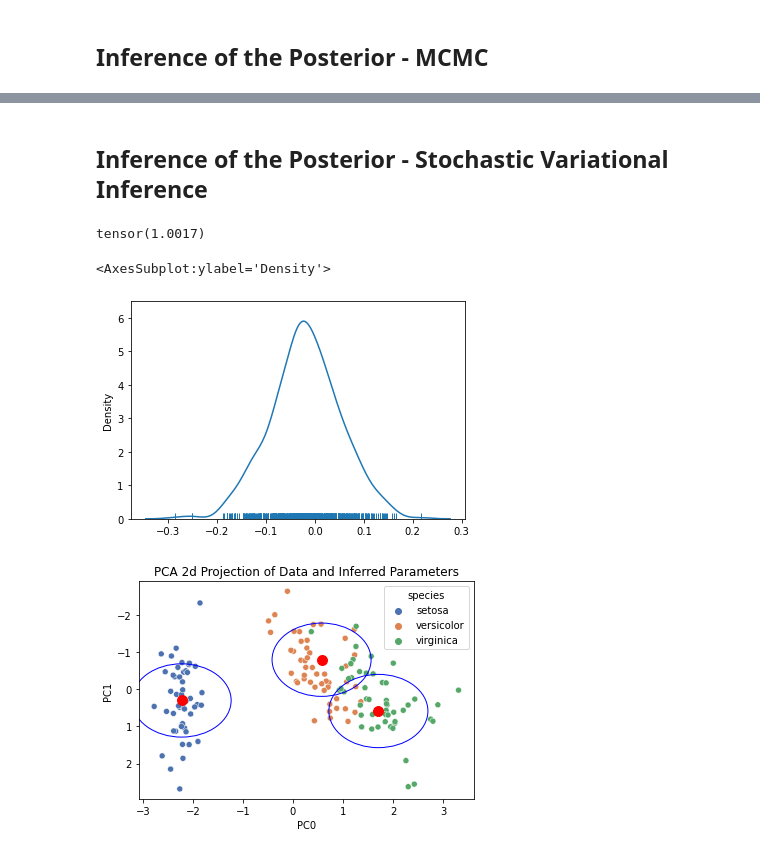
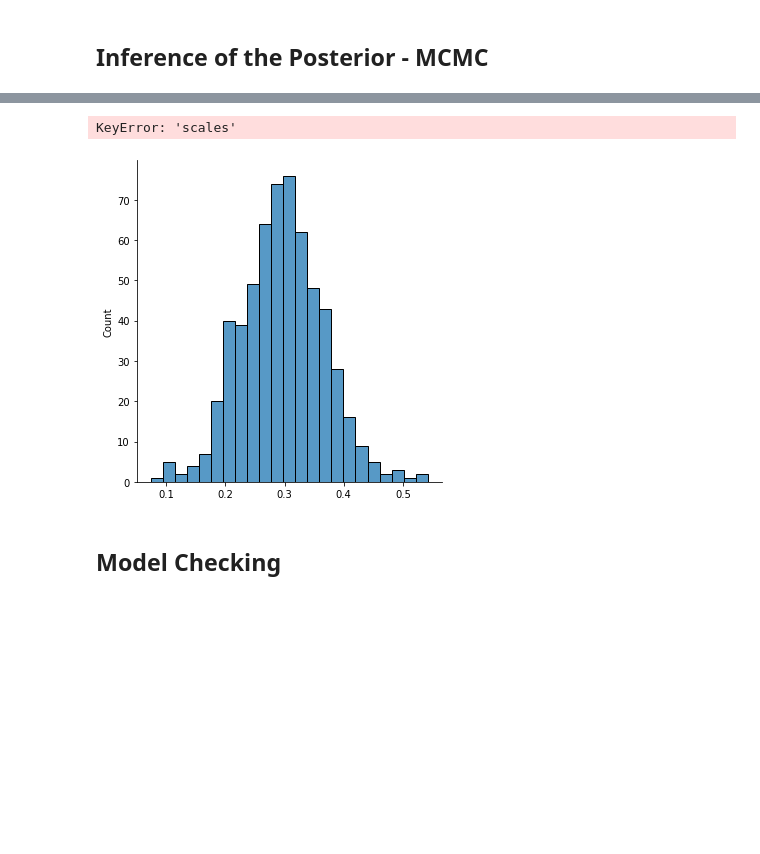
Before and after one commit to noamsgl/ABDA_HW4, a Jupyter notebook: pyro/HW4_Q1.ipynb, the cells around one changed output, grey strips where cells are left out. Cells and saved outputs as stored; diff of their text form; code cells hidden in the pictures; blank space fills up the shorter version.

```diff
--- a/pyro/HW4_Q1.ipynb
+++ b/pyro/HW4_Q1.ipynb
@@ -111,3 +110,0 @@ We will define a 4-dimensional Gaussian Mixture Model with K=3 clusters.
-# %%
-D = 4  # dimension of each data point
-K = 3  # number of clusters
@@ -180,7 +188,8 @@ def plot(X, mus=None, sigmas=None, colors='black'):
 ## Inference of the Posterior - MCMC
 # %%
 pyro.clear_param_store()
-nuts_kernel = NUTS(model_shared_scale)
-mcmc = MCMC(nuts_kernel, num_samples=600)
+K = 3
+nuts_kernel = NUTS(model_separate_scale)
+mcmc = MCMC(nuts_kernel, num_samples=300)
 mcmc.run(X)
 samples = mcmc.get_samples()
@@ -207,24 +245,49 @@ weights[2]      0.32      0.05      0.31      0.24      0.40    848.87      1.00
 
 Number of divergences: 0
-# %% [markdown]
-## Inference of the Posterior - Stochastic Variational Inference
-# %%
-X[:,:].var()
-# %% [output]
-tensor(1.0017)
-# %%
-sns.distplot(samples["locs"][:,0,3], rug=True, hist=False)
-# %% [output]
-<AxesSubplot:ylabel='Density'>
-[figure, removed]
-# %%
-def visualize_posterior(samples):
-    # todo: 1) sample scales, locs
-    # todo: 2) calculate MAP values (somehow... ?)
-    locs =samples["locs"].mean(dim=0)
-    scale = samples["scale"].mean(dim=0)
-    weights = samples["weights"].mean(dim=0)
-    plot(X, locs.data, scale.data, df.species)
-visualize_posterior(samples)
-# %% [output]
-[figure, removed]
+# %%
+def plot(X, mus=None, sigmas=None, colors='black'):
+    # Create figure
+    fig = plt.figure()
+
+    # Plot data
+    sns.scatterplot(x=X[:,0], y=X[:,1], hue=colors, palette="deep").set(title="PCA 2d Projection of Data and Inferred Parameters", xlabel="PC0", ylabel="PC1")
+
+    # Plot cluster centers
+    if mus is not None:
+        x = [float(m[0]) for m in mus.data]
+        y = [float(m[1]) for m in mus.data]
+        plt.scatter(x, y, 99, c='red')
+
+    # Plot ellipses for each cluster
+    if sigmas is not None:
+        for sig_ix in range(K):
+            ax = fig.gca()
+            cov = sigmas * np.eye(4)
+            lam, v = np.linalg.eig(cov)
+            lam = np.sqrt(lam)
+            ell = Ellipse(xy=(x[sig_ix], y[sig_ix]),
+                          width=lam[0]*4, height=lam[1]*4,
+                          angle=np.rad2deg(np.arccos(v[0, 0])),
+                          color='blue')
+            ell.set_facecolor('none')
+            ax.add_artist(ell)
+    return fig
+
+
+def visualize_posterior(samples):
+    # todo: 1) sample scales, locs
+    # todo: 2) calculate MAP values (somehow... ?)
+    locs =samples["locs"].mean(dim=0)
+    scale = samples["scales"].mean(dim=0)
+    weights = samples["weights"].mean(dim=0)
+    plot(X, locs.data, scale.data, df.species)
+
+visualize_posterior(samples)
+# %% [output]
+KeyError: 'scales'
+# %%
+sns.displot(data=samples["locs"][:,0, 1].numpy());
+# %% [output]
+[figure, added]
+# %% [markdown]
+## Model Checking
```
Also changed, not shown: parts of 9 cells of this notebook.
